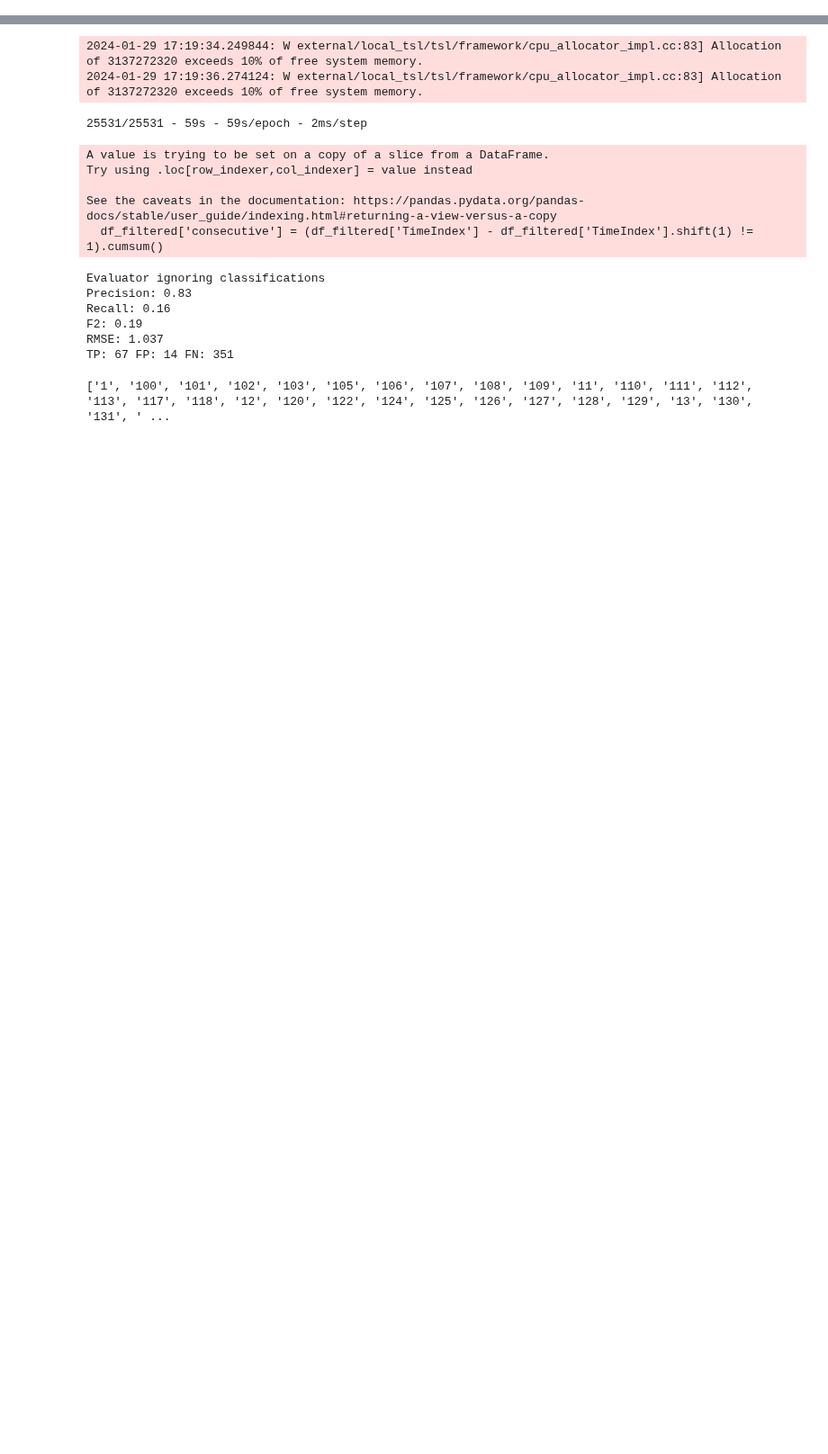
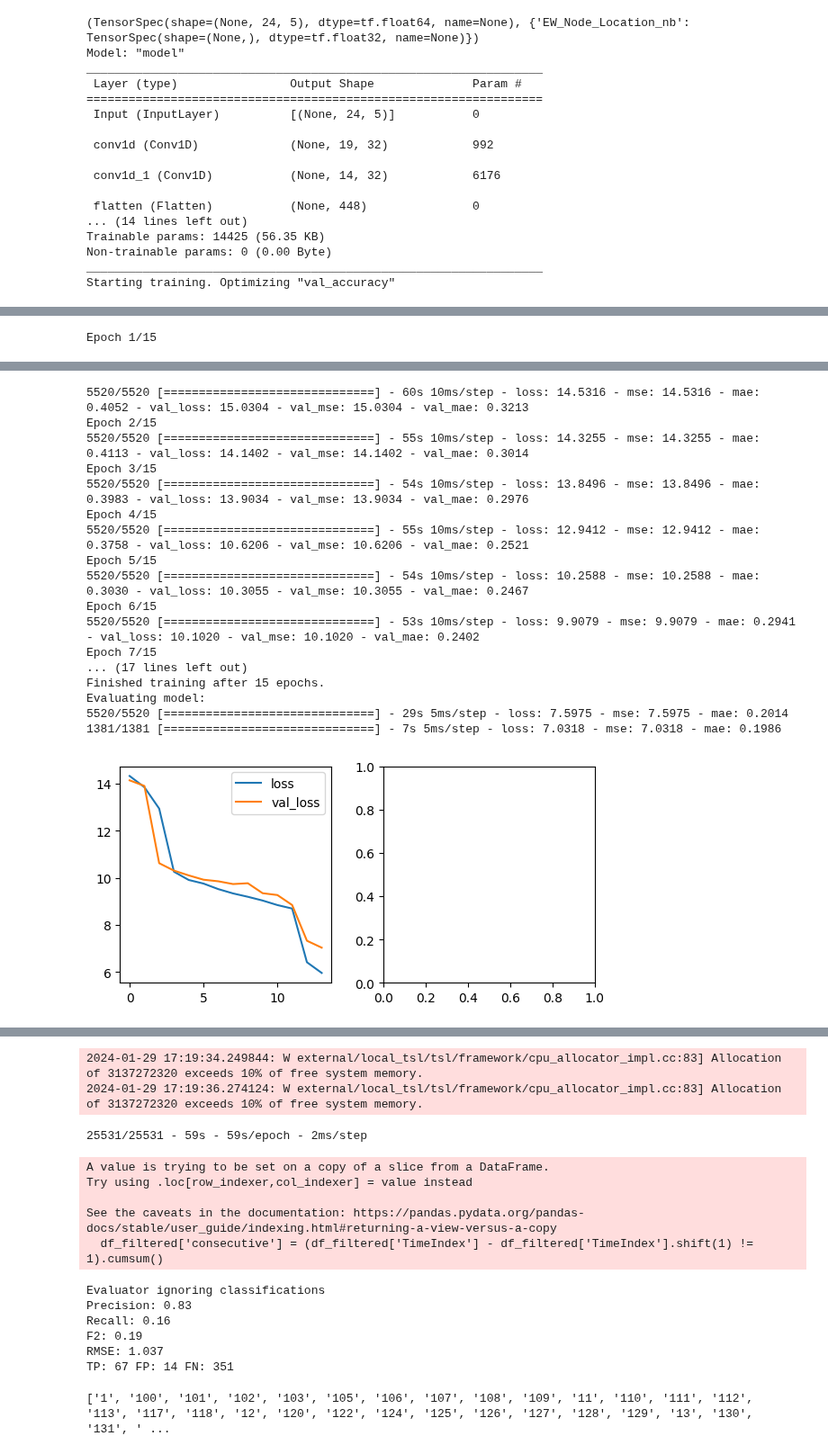
Before and after one commit to DavidBaldsiefen/splid-challenge, a Jupyter notebook: node_localizer.ipynb, the cells around one changed output, grey strips where cells are left out. Shown at 90% size. Drawn from its saved outputs; the diff is of its cells as text; code cells hidden in the pictures; blank space fills up the shorter version.

```diff
--- a/node_localizer.ipynb
+++ b/node_localizer.ipynb
@@ -92,11 +90,12 @@ train_ew, val_ew = ds_gen_ew.get_datasets(512, label_features=['EW_Node_Location
 # TODO: add a form of stride that keeps all the label fields?
 print(train_ew.element_spec)
 
-model_ew = prediction_models.Dense_NN_regression(val_ew, conv1d_layers=[], dense_layers=[64,32,4],
-                                                 l2_reg=0.0, mixed_dropout=0.2,
-                                                 lr_scheduler=[0.001,15000,0.9],
+model_ew = prediction_models.Dense_NN_regression(val_ew, conv1d_layers=[[32,6],[32,6]], dense_layers=[16,4],
+                                                 l2_reg=0.0, mixed_dropout=0.3,
+                                                 lr_scheduler=[0.003,10000,0.9],
                                                  final_activation='relu',
                                                  seed=0)
 
 model_ew.summary()
-hist = model_ew.fit(train_ew, val_ds=val_ew, epochs=30, verbose=1, plot_hist=True, callbacks=[])
+hist = model_ew.fit(train_ew, val_ds=val_ew, epochs=15, verbose=1, plot_hist=True, callbacks=[])
+# %% [output]
@@ -102,0 +119,17 @@ hist = model_ew.fit(train_ew, val_ds=val_ew, epochs=30, verbose=1, plot_hist=Tru
+(TensorSpec(shape=(None, 24, 5), dtype=tf.float64, name=None), {'EW_Node_Location_nb': TensorSpec(shape=(None,), dtype=tf.float32, name=None)})
+Model: "model"
+_________________________________________________________________
+ Layer (type)                Output Shape              Param #
+=================================================================
+ Input (InputLayer)          [(None, 24, 5)]           0
+
+ conv1d (Conv1D)             (None, 19, 32)            992
+
+ conv1d_1 (Conv1D)           (None, 14, 32)            6176
+
+ flatten (Flatten)           (None, 448)               0
+... (14 lines left out)
+Trainable params: 14425 (56.35 KB)
+Non-trainable params: 0 (0.00 Byte)
+_________________________________________________________________
+Starting training. Optimizing "val_accuracy"
@@ -102,0 +137 @@ hist = model_ew.fit(train_ew, val_ds=val_ew, epochs=30, verbose=1, plot_hist=Tru
+Epoch 1/15
@@ -103,3 +144,21 @@ hist = model_ew.fit(train_ew, val_ds=val_ew, epochs=30, verbose=1, plot_hist=Tru
+5520/5520 [==============================] - 60s 10ms/step - loss: 14.5316 - mse: 14.5316 - mae: 0.4052 - val_loss: 15.0304 - val_mse: 15.0304 - val_mae: 0.3213
+Epoch 2/15
+5520/5520 [==============================] - 55s 10ms/step - loss: 14.3255 - mse: 14.3255 - mae: 0.4113 - val_loss: 14.1402 - val_mse: 14.1402 - val_mae: 0.3014
+Epoch 3/15
+5520/5520 [==============================] - 54s 10ms/step - loss: 13.8496 - mse: 13.8496 - mae: 0.3983 - val_loss: 13.9034 - val_mse: 13.9034 - val_mae: 0.2976
+Epoch 4/15
+5520/5520 [==============================] - 55s 10ms/step - loss: 12.9412 - mse: 12.9412 - mae: 0.3758 - val_loss: 10.6206 - val_mse: 10.6206 - val_mae: 0.2521
+Epoch 5/15
+5520/5520 [==============================] - 54s 10ms/step - loss: 10.2588 - mse: 10.2588 - mae: 0.3030 - val_loss: 10.3055 - val_mse: 10.3055 - val_mae: 0.2467
+Epoch 6/15
+5520/5520 [==============================] - 53s 10ms/step - loss: 9.9079 - mse: 9.9079 - mae: 0.2941 - val_loss: 10.1020 - val_mse: 10.1020 - val_mae: 0.2402
+Epoch 7/15
+... (17 lines left out)
+Finished training after 15 epochs.
+Evaluating model:
+5520/5520 [==============================] - 29s 5ms/step - loss: 7.5975 - mse: 7.5975 - mae: 0.2014
+1381/1381 [==============================] - 7s 5ms/step - loss: 7.0318 - mse: 7.0318 - mae: 0.1986
+[figure, added]
 # %%
 train_ns, val_ns = ds_gen_ns.get_datasets(512, label_features=['NS_Node_Location_nb'], shuffle=True, stride=1)
 # TODO: add a form of stride that keeps all the label fields?
```
Also changed, not shown: parts of 14 cells of this notebook, 9 other files.
